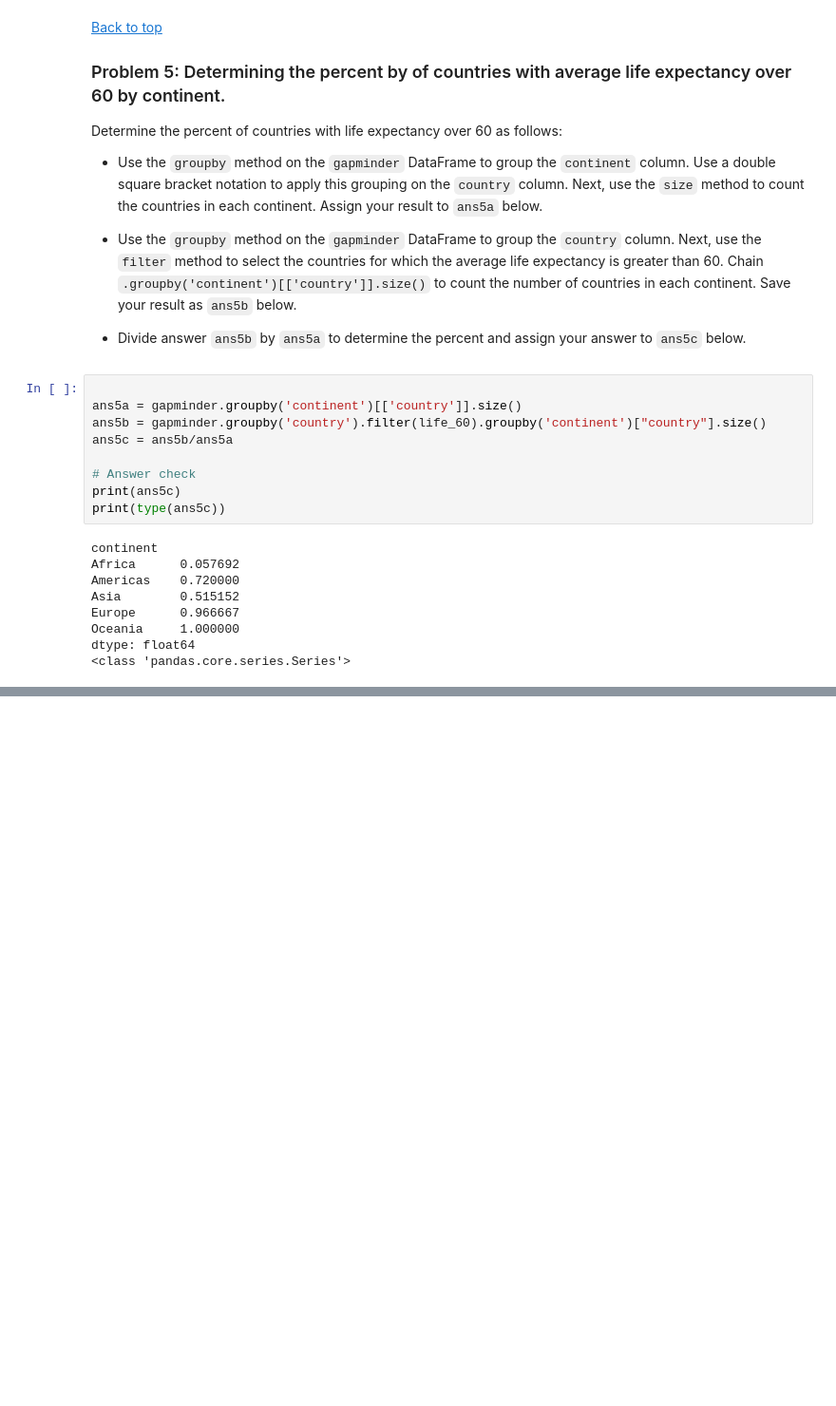
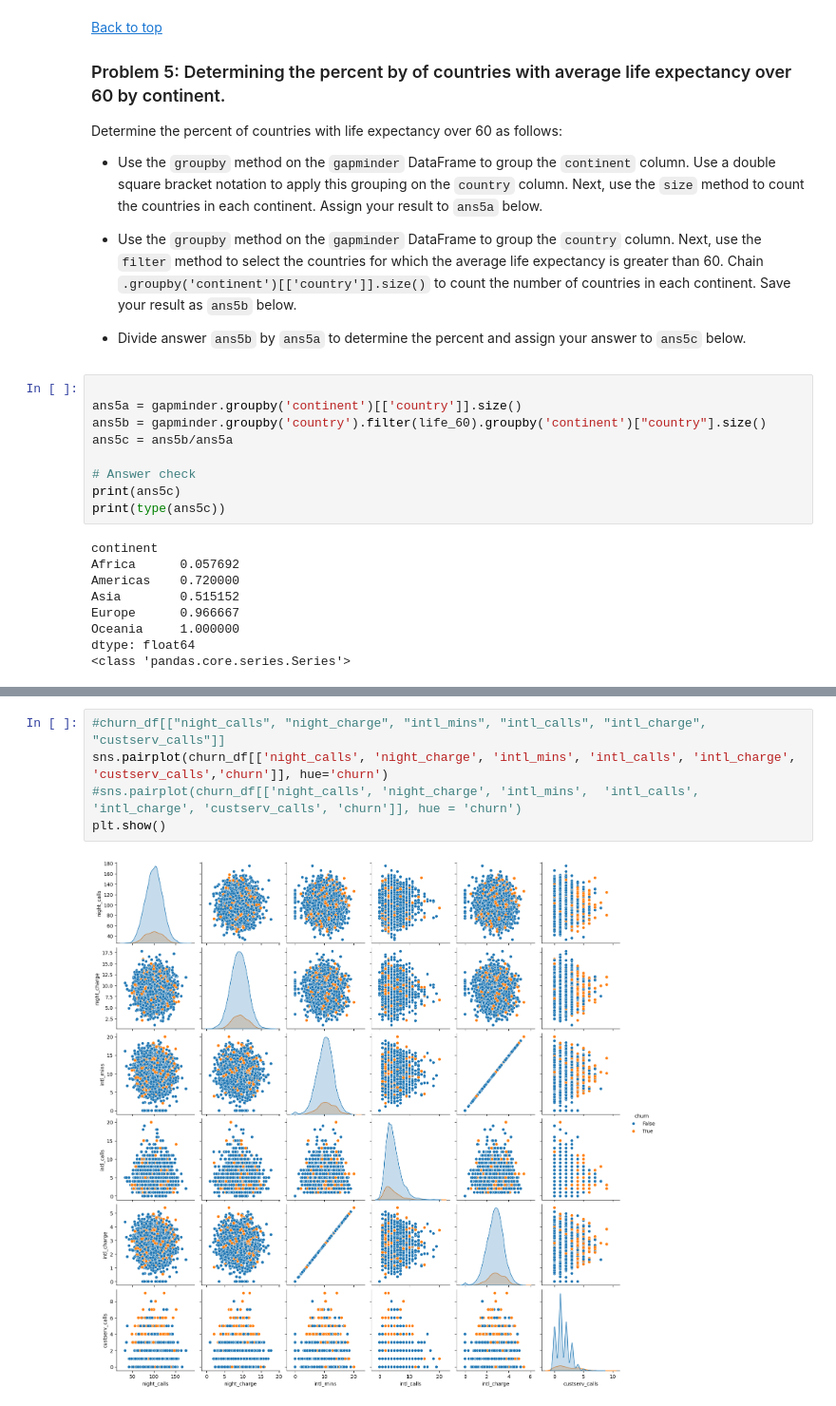
Before and after one commit to jaidatta71/Chatbot, a Jupyter notebook: self_study_codlab_activity_3_3.ipynb, the cells around one changed output, grey strips where cells are left out. Shown at 95% size. Drawn from its saved outputs; the diff is of its cells as text; blank space fills up the shorter version.

```diff
--- a/self_study_codlab_activity_3_3.ipynb
+++ b/self_study_codlab_activity_3_3.ipynb
@@ -213,0 +259,7 @@ dtype: float64
+# %%
+#churn_df[["night_calls", "night_charge", "intl_mins", "intl_calls", "intl_charge", "custserv_calls"]]
+sns.pairplot(churn_df[['night_calls', 'night_charge', 'intl_mins', 'intl_calls', 'intl_charge', 'custserv_calls','churn']], hue='churn')
+#sns.pairplot(churn_df[['night_calls', 'night_charge', 'intl_mins',  'intl_calls', 'intl_charge', 'custserv_calls', 'churn']], hue = 'churn')
+plt.show()
+# %% [output]
+[figure, added]
```
Also changed, not shown: parts of 6 cells of this notebook.
